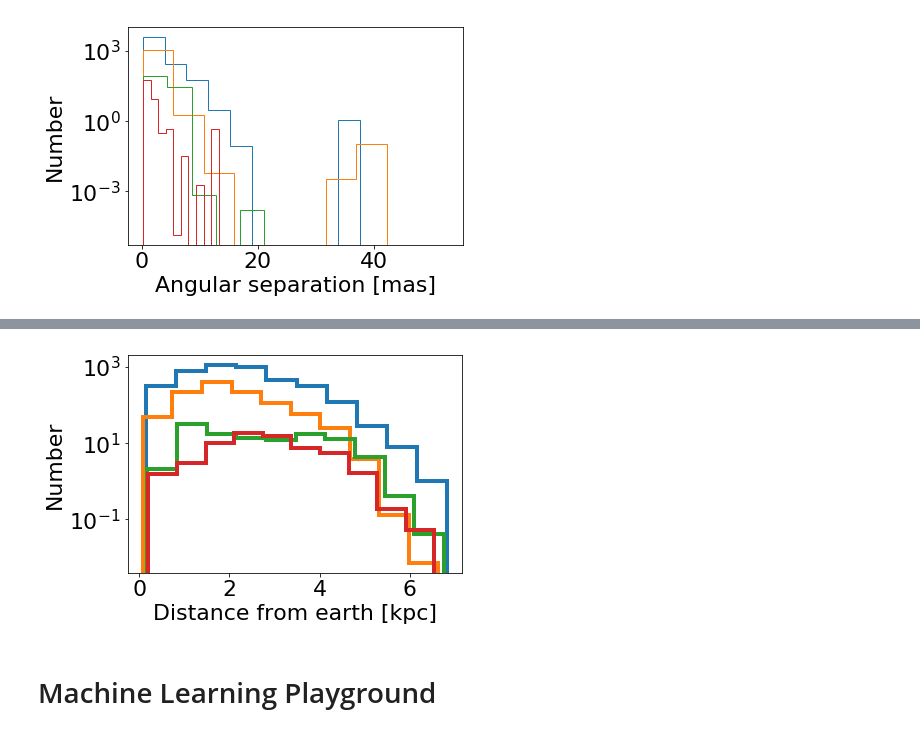
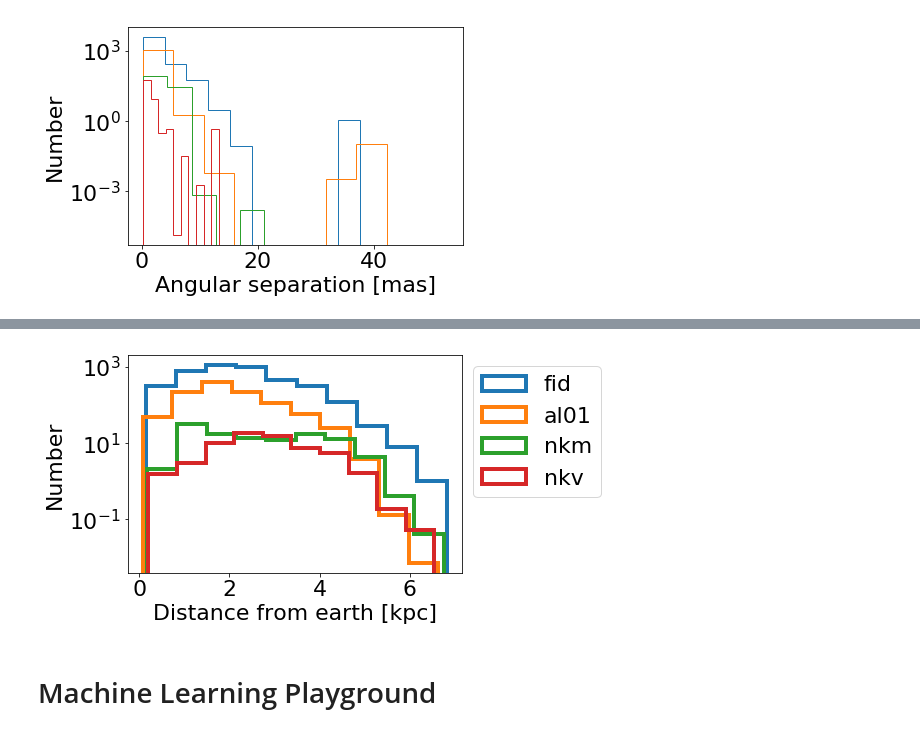
Before and after one commit to bolverk/gaia_black_hole_binaries, a Jupyter notebook: stellar_binary_monte_carlo.ipynb, the cells around one changed output, grey strips where cells are left out. Cells and saved outputs as stored; diff of their text form; code cells hidden in the pictures.

```diff
--- a/stellar_binary_monte_carlo.ipynb
+++ b/stellar_binary_monte_carlo.ipynb
@@ -874,20 +891,21 @@ pass
 # %%
 %matplotlib inline
 font = {'size':22}
 matplotlib.rc('font',**font)
 
 for ssp, mask in zip([ssp_no_kick, ssp_inefficient, ssp_kick_momentum, ssp_kick_velocity],
                     [gaia_no_kick_mask, gaia_inefficient_mask, gaia_kick_momentum_mask, gaia_kick_velocity_mask]):
     pylab.hist(ssp['distance from earth'][mask]/1000,
                weights=ssp['statistical weight'][mask]*100,
                histtype='step',
               linewidth=4)
 pylab.yscale('log')
 pylab.xlabel(r'Distance from earth [kpc]')
 pylab.ylabel('Number')
+pylab.legend(['fid','al01','nkm','nkv'],loc='best',bbox_to_anchor=(1,1))
 pass
 # %% [output]
-[figure, old version]
+[figure, new version]
 # %% [markdown]
 # Machine Learning Playground
 # %%
```
Also changed, not shown: parts of 10 cells of this notebook.
